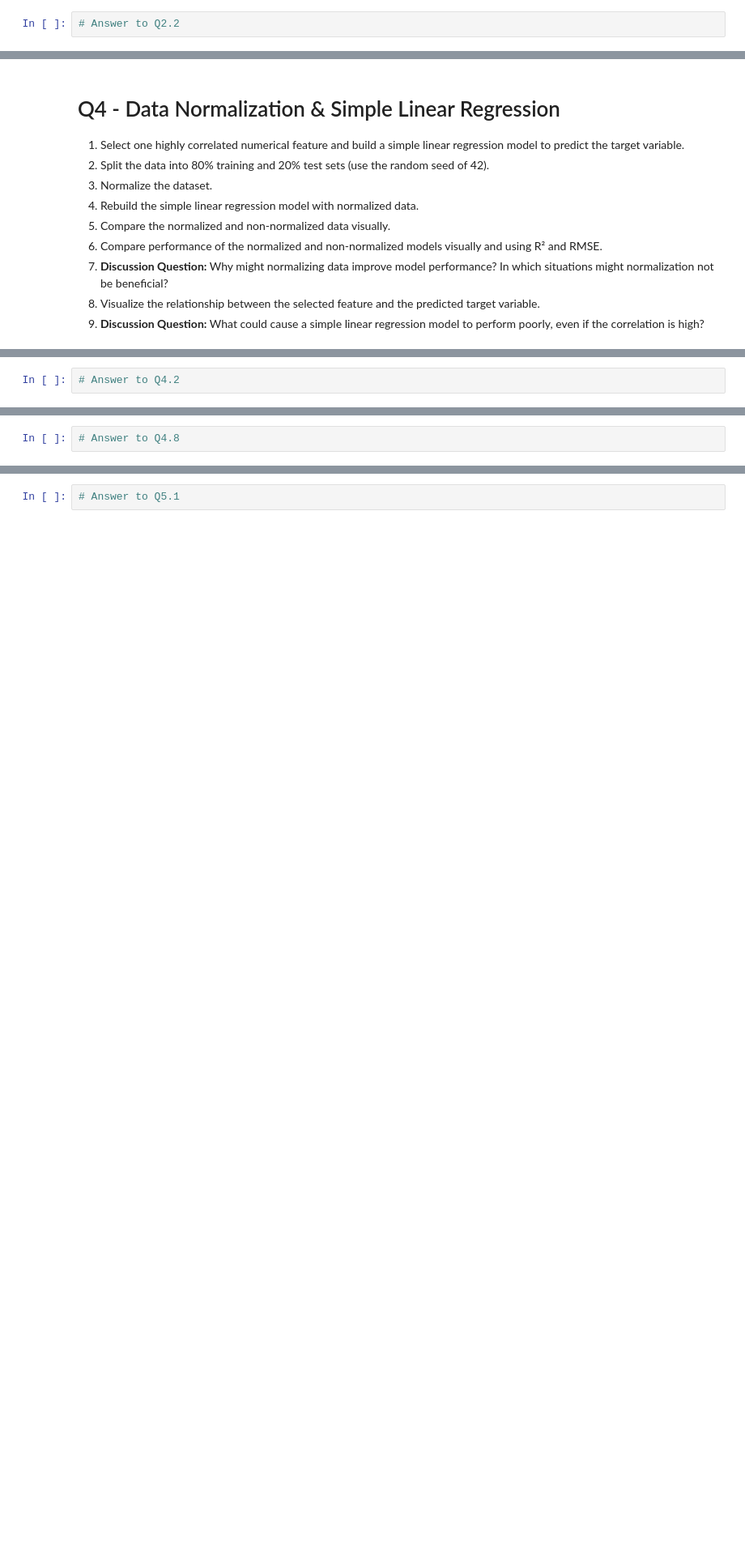
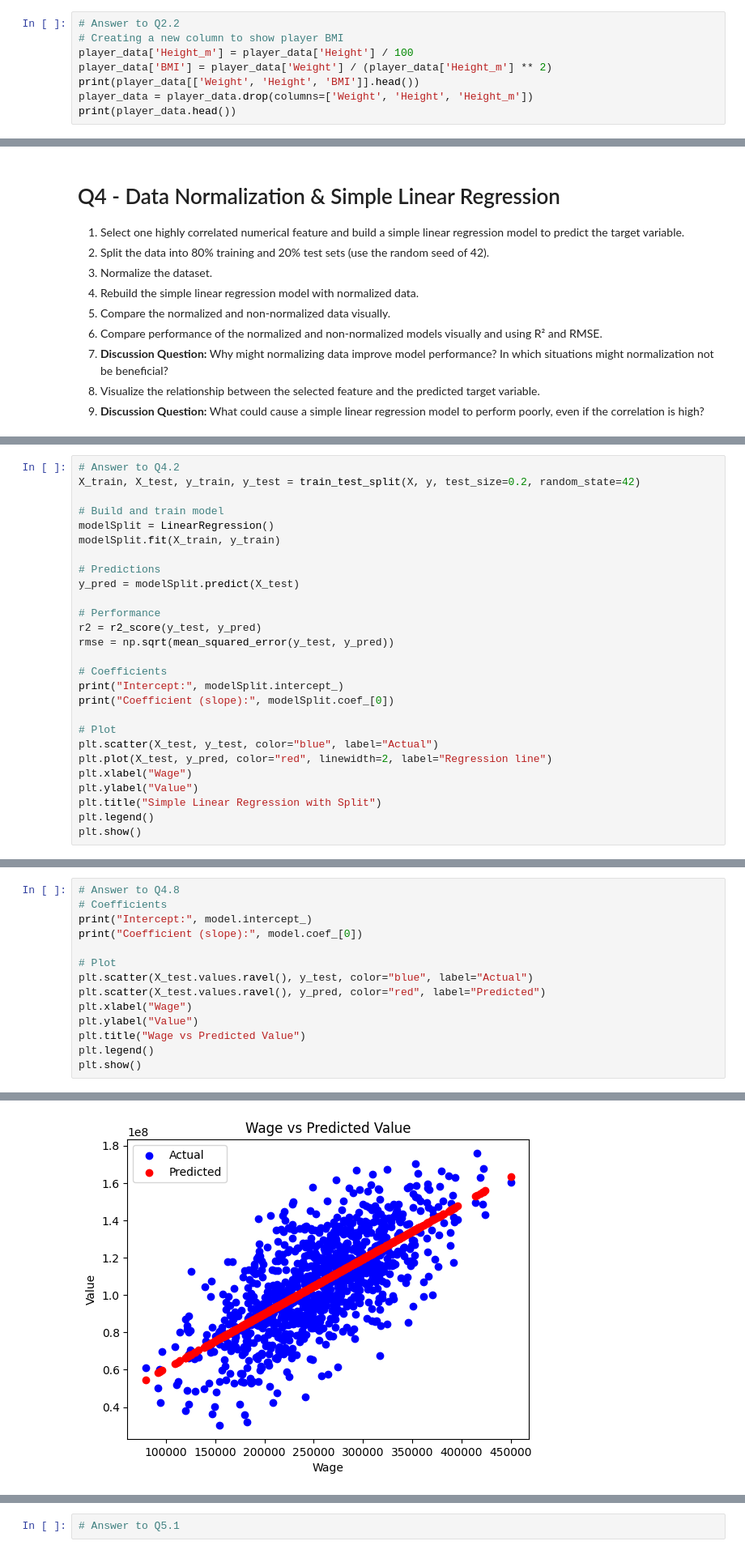
Before and after one commit to SammyCohoe/DATASCI-3000, a Jupyter notebook: Assignment 1/Assignment 1_Linear Regression.ipynb, the cells around one changed output, grey strips where cells are left out. Shown at 81% size. Drawn from its saved outputs; the diff is of its cells as text; blank space fills up the shorter version.

```diff
--- a/Assignment 1/Assignment 1_Linear Regression.ipynb
+++ b/Assignment 1/Assignment 1_Linear Regression.ipynb
@@ -63,5 +75,11 @@ Weight: Player weight in kg
 # %%
 # Answer to Q2.2
+# Creating a new column to show player BMI
+player_data['Height_m'] = player_data['Height'] / 100
+player_data['BMI'] = player_data['Weight'] / (player_data['Height_m'] ** 2)
+print(player_data[['Weight', 'Height', 'BMI']].head())
+player_data = player_data.drop(columns=['Weight', 'Height', 'Height_m'])
+print(player_data.head())
 # %% [markdown]
 # Q3 - Correlation and Feature Selection
 
@@ -94,4 +144,29 @@ Weight: Player weight in kg
 # %%
 # Answer to Q4.2
+X_train, X_test, y_train, y_test = train_test_split(X, y, test_size=0.2, random_state=42)
+
+# Build and train model
+modelSplit = LinearRegression()
+modelSplit.fit(X_train, y_train)
+
+# Predictions
+y_pred = modelSplit.predict(X_test)
+
+# Performance
+r2 = r2_score(y_test, y_pred)
+rmse = np.sqrt(mean_squared_error(y_test, y_pred))
+
+# Coefficients
+print("Intercept:", modelSplit.intercept_)
+print("Coefficient (slope):", modelSplit.coef_[0])
+
+# Plot
+plt.scatter(X_test, y_test, color="blue", label="Actual")
+plt.plot(X_test, y_pred, color="red", linewidth=2, label="Regression line")
+plt.xlabel("Wage")
+plt.ylabel("Value")
+plt.title("Simple Linear Regression with Split")
+plt.legend()
+plt.show()
 # %%
 # Answer to Q4.3
@@ -106,2 +225,15 @@ Weight: Player weight in kg
 # %%
 # Answer to Q4.8
+# Coefficients
+print("Intercept:", model.intercept_)
+print("Coefficient (slope):", model.coef_[0])
+
+# Plot
+plt.scatter(X_test.values.ravel(), y_test, color="blue", label="Actual")
+plt.scatter(X_test.values.ravel(), y_pred, color="red", label="Predicted")
+plt.xlabel("Wage")
+plt.ylabel("Value")
+plt.title("Wage vs Predicted Value")
+plt.legend()
+plt.show()
+# %% [output]
@@ -108 +242,2 @@ Weight: Player weight in kg
+[figure, added]
 # %% [markdown]
```
Also changed, not shown: parts of 18 cells of this notebook, 1 other file.
